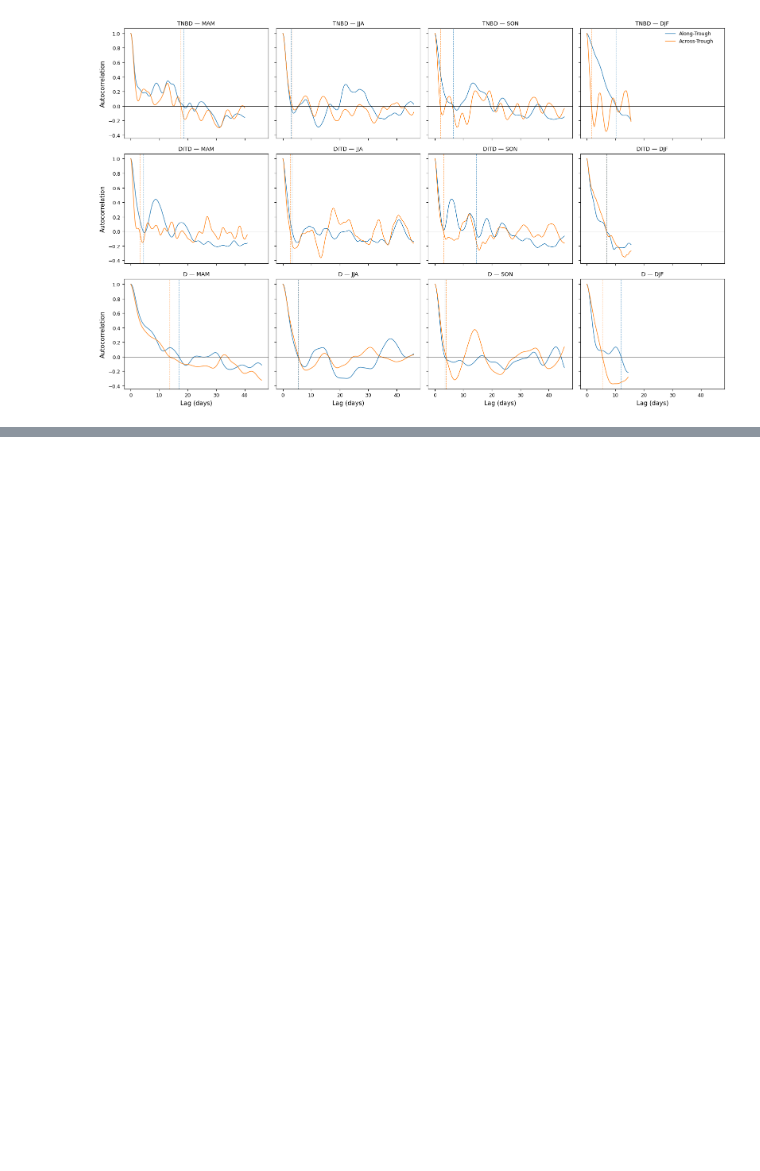
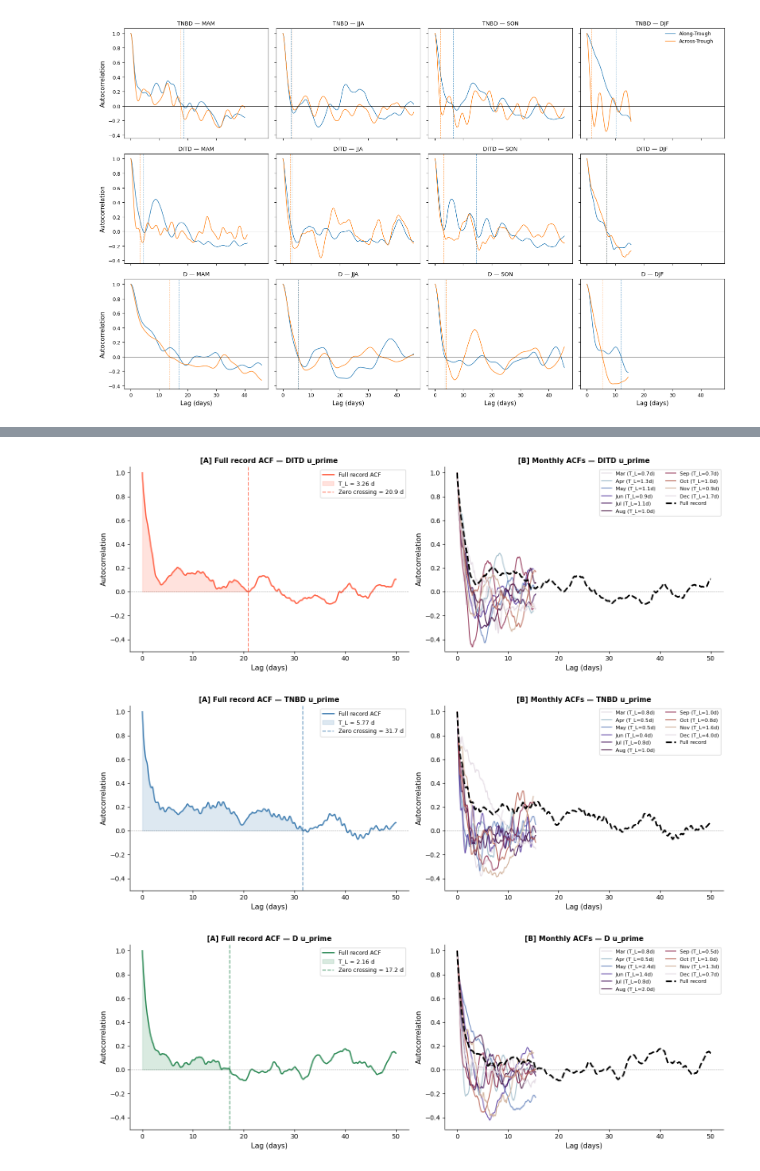
Before and after one commit to MackenzieBlanusa/TNB_tools, a Jupyter notebook: MastersThesis/Integral_Timescale.ipynb, the cells around one changed output, grey strips where cells are left out. Saved outputs shown, nothing was run; the diff lists cells and outputs as text; code cells hidden in the pictures; blank space fills up the shorter version.

Commit message:
Analysis on monthly vs full record integral timescale / standard error effect

```diff
--- a/MastersThesis/Integral_Timescale.ipynb
+++ b/MastersThesis/Integral_Timescale.ipynb
@@ -1378,0 +1772,13 @@ plt.show()
+# %%
+# ═══════════════════════════════════════════════════════════════════════════════
+# CELL 2 — Helper
+# ═══════════════════════════════════════════════════════════════════════════════
+
+def prepare_series(x):
+    """Interpolate NaNs so Integral_Timescale functions don't error."""
+    x = np.asarray(x, dtype=float)
+    t = np.arange(len(x))
+    finite = np.isfinite(x)
+    if finite.sum() < 10:
+        return None
+    return np.interp(t, t[finite], x[finite])
@@ -1378,0 +2035,66 @@ plt.show()
+# %%
+# ═══════════════════════════════════════════════════════════════════════════════
+# CELL 6 — ACF plots (full record + monthly overlaid)
+# ═══════════════════════════════════════════════════════════════════════════════
+
+for name, df in monthly_results.items():
+    fr    = full_record_results[name]
+    color = MOORINGS[name]['color']
+
+    fig, axes = plt.subplots(1, 2, figsize=(14, 5))
+
+    # ── Left: full record ACF ─────────────────────────────────────────────────
+    ax      = axes[0]
+    rho_f   = fr['rho']
+    dt_h    = fr['dt_s'] / 3600
+    lags_d  = np.arange(len(rho_f)) * dt_h / 24
+    k_star  = fr['k_star']
+
+    ax.plot(lags_d, rho_f, color=color, lw=2, label='Full record ACF')
+    ax.fill_between(lags_d[:k_star+1], 0, rho_f[:k_star+1],
+                    alpha=0.18, color=color,
+                    label=f'T_L = {fr["T_L_d"]:.2f} d')
+    ax.axvline(lags_d[min(k_star, len(lags_d)-1)],
+               color=color, lw=1.5, ls='--', alpha=0.7,
+               label=f'Zero crossing = {lags_d[min(k_star,len(lags_d)-1)]:.1f} d')
+    ax.axhline(0, color='k', lw=0.6, ls='--', alpha=0.4)
+    ax.set_xlabel('Lag (days)', fontsize=11)
+    ax.set_ylabel('Autocorrelation', fontsize=11)
+    ax.set_ylim(-0.5, 1.05)
+    ax.set_title(f'[A] Full record ACF — {name} u_prime',
+                 fontsize=11, fontweight='bold')
+    ax.legend(fontsize=9)
+    ax.spines['top'].set_visible(False)
+    ax.spines['right'].set_visible(False)
+
+    # ── Right: monthly ACFs overlaid ──────────────────────────────────────────
+    ax     = axes[1]
+    cmap   = plt.cm.twilight
+    n_mo   = len(df)
+    colors = [cmap(i / max(n_mo-1, 1)) for i in range(n_mo)]
+
+    for (_, row), c in zip(df.iterrows(), colors):
+        rho_mo  = row['rho_mo']
+        lags_mo = np.arange(len(rho_mo)) * (row['dt_s']/3600) / 24
+        ax.plot(lags_mo, rho_mo, color=c, lw=1.5, alpha=0.85,
+                label=f"{row['month']} (T_L={row['T_L_mo_d']:.1f}d)")
+
+    ax.plot(lags_d, rho_f, color='k', lw=2.5, ls='--',
+            label='Full record', zorder=5)
+    ax.axhline(0, color='k', lw=0.6, ls='--', alpha=0.4)
+    ax.set_xlabel('Lag (days)', fontsize=11)
+    ax.set_ylabel('Autocorrelation', fontsize=11)
+    ax.set_ylim(-0.5, 1.05)
+    ax.set_title(f'[B] Monthly ACFs — {name} u_prime',
+                 fontsize=11, fontweight='bold')
+    ax.legend(fontsize=8, loc='upper right', ncol=2, framealpha=0.8)
+    ax.spines['top'].set_visible(False)
+    ax.spines['right'].set_visible(False)
+
+    plt.tight_layout()
+    plt.savefig(f'acf_{name}_u_prime.png', dpi=150, bbox_inches='tight')
+    plt.show()
+# %% [output]
+[figure, added]
+[figure, added]
+[figure, added]
```
Also changed, not shown: parts of 12 cells of this notebook.
